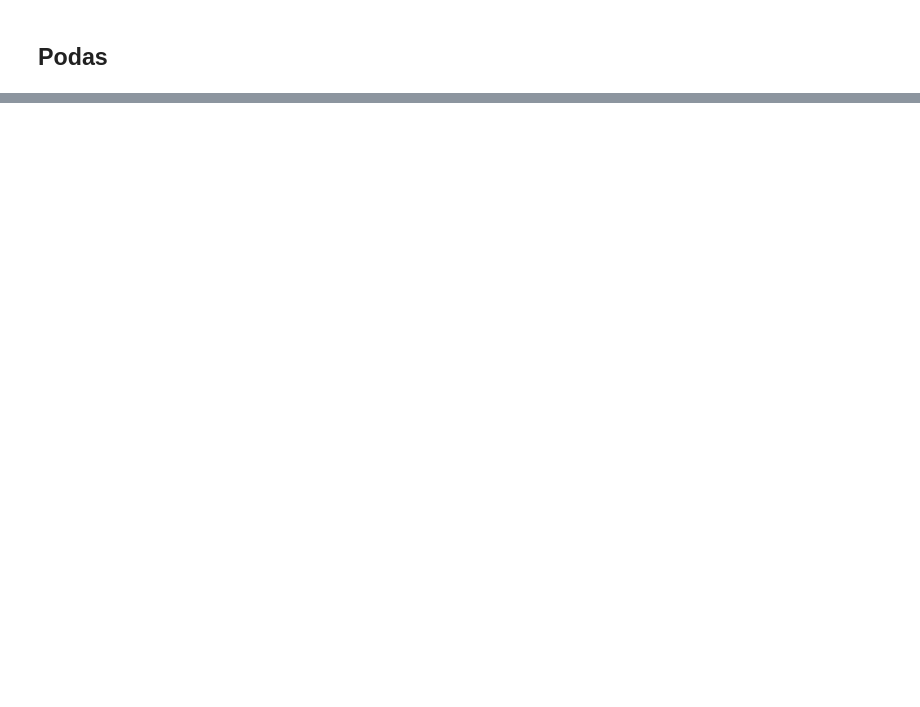
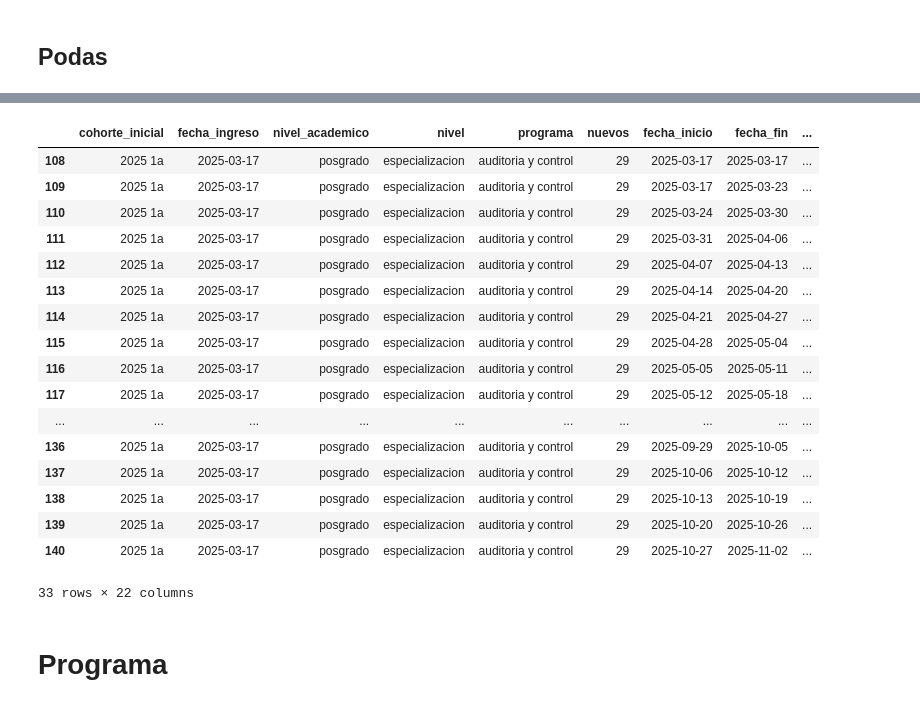
Before and after one commit to juanjimenez-design/central_perm_flow, a Jupyter notebook: notebooks/nb_cascadas_lifetables_survival.ipynb, the cells around one changed output, grey strips where cells are left out. Drawn from its saved outputs; the diff is of its cells as text; code cells hidden in the pictures; blank space fills up the shorter version.

```diff
--- a/notebooks/nb_cascadas_lifetables_survival.ipynb
+++ b/notebooks/nb_cascadas_lifetables_survival.ipynb
@@ -415,3 +211,0 @@ cascadas_semanal['gi_cum'] = cascadas_semanal.groupby(['fecha_ingreso',
-# %%
-# 7. Calcular la cantidad de estudiantes activos restando los ingresos menos la baja acumulada
-cascadas_semanal['ai'] = cascadas_semanal['nuevos'] - cascadas_semanal['di_cum'] - cascadas_semanal['gi_cum']
@@ -469,0 +314,43 @@ cascadas_semanal['et'] = cascadas_semanal['ai'] / (cascadas_semanal['nuevos']-ca
+# %%
+def calcular_censuras_academica(df: pd.DataFrame, id_cols: list) -> pd.DataFrame:
+    """
+    Ajusta ni, di y ci para el análisis de supervivencia basado en el
+    recorrido semanal académico.
+    """
+    # 1. Asegurar orden cronológico estricto
+    df = df.sort_values(by=id_cols + ['semana_acumulada'])
+
+    # 2. Identificar el último punto observado en la data para cada estudiante/programa
+    # (Esto captura tanto a los que terminaron por 'poda' como a los que llegan a hoy)
+    df['es_ultimo_punto'] = (
+        df.groupby(id_cols)['semana_acumulada'].transform('max') == df['semana_acumulada']
+    )
+
+    # 3. ni (En Riesgo): Ya lo calculamos como el valor al inicio de la semana.
+    # Si por alguna razón no viene en el DF, ni es el 'ai' del periodo anterior.
+    # (Asumimos que ya tienes 'ni' del paso anterior, si no, descomenta la siguiente línea)
+    df['ni'] = df.groupby(id_cols)['ai'].shift(1).fillna(df['nuevos'])
+
+    # 4. di (Eventos - Bajas):
+    # Usamos el 'di' que ya calculaste (conteo de identificaciones con baja).
+    # IMPORTANTE: En el último punto observado, no registramos bajas nuevas
+    # porque no podemos confirmar si ocurrió el evento o se acabó el tiempo de observación.
+    #df['di_final'] = np.where(~df['es_ultimo_punto'], df['di'], 0)
+
+    # 5. ci (Censuras):
+    # Son los estudiantes que permanecen activos (ai) en el último punto
+    # observado del dataset.
+    df['ci'] = np.where(df['es_ultimo_punto'], df['ai'] + df['gi'], 0)
+
+    # 6. Limpieza y preparación final
+    # Eliminamos columnas auxiliares para no ensuciar el catálogo
+    columnas_finales = df.drop(columns=['es_ultimo_punto'])
+
+    return columnas_finales
+
+cascadas_semanal_podada_censuras =  calcular_censuras_academica(cascadas_semanal_podada,group_keys)
+# %%
+mask_programa =  cascadas_semanal_podada_censuras['programa'] == 'auditoria y control'
+mask_cohorte = cascadas_semanal_podada_censuras['cohorte_inicial'] == '2025 1a'
+cascadas_semanal_podada_censuras[mask_cohorte & mask_programa]
+# %% [output]
@@ -469,0 +358,18 @@ cascadas_semanal['et'] = cascadas_semanal['ai'] / (cascadas_semanal['nuevos']-ca
+|  | cohorte_inicial | fecha_ingreso | nivel_academico | nivel | programa | nuevos | fecha_inicio | fecha_fin | ... |
+| 108 | 2025 1a | 2025-03-17 | posgrado | especializacion | auditoria y control | 29 | 2025-03-17 | 2025-03-17 | ... |
+| 109 | 2025 1a | 2025-03-17 | posgrado | especializacion | auditoria y control | 29 | 2025-03-17 | 2025-03-23 | ... |
+| 110 | 2025 1a | 2025-03-17 | posgrado | especializacion | auditoria y control | 29 | 2025-03-24 | 2025-03-30 | ... |
+| 111 | 2025 1a | 2025-03-17 | posgrado | especializacion | auditoria y control | 29 | 2025-03-31 | 2025-04-06 | ... |
+| 112 | 2025 1a | 2025-03-17 | posgrado | especializacion | auditoria y control | 29 | 2025-04-07 | 2025-04-13 | ... |
+| 113 | 2025 1a | 2025-03-17 | posgrado | especializacion | auditoria y control | 29 | 2025-04-14 | 2025-04-20 | ... |
+| 114 | 2025 1a | 2025-03-17 | posgrado | especializacion | auditoria y control | 29 | 2025-04-21 | 2025-04-27 | ... |
+| 115 | 2025 1a | 2025-03-17 | posgrado | especializacion | auditoria y control | 29 | 2025-04-28 | 2025-05-04 | ... |
+| 116 | 2025 1a | 2025-03-17 | posgrado | especializacion | auditoria y control | 29 | 2025-05-05 | 2025-05-11 | ... |
+| 117 | 2025 1a | 2025-03-17 | posgrado | especializacion | auditoria y control | 29 | 2025-05-12 | 2025-05-18 | ... |
+| ... | ... | ... | ... | ... | ... | ... | ... | ... | ... |
+| 136 | 2025 1a | 2025-03-17 | posgrado | especializacion | auditoria y control | 29 | 2025-09-29 | 2025-10-05 | ... |
+| 137 | 2025 1a | 2025-03-17 | posgrado | especializacion | auditoria y control | 29 | 2025-10-06 | 2025-10-12 | ... |
+| 138 | 2025 1a | 2025-03-17 | posgrado | especializacion | auditoria y control | 29 | 2025-10-13 | 2025-10-19 | ... |
+| 139 | 2025 1a | 2025-03-17 | posgrado | especializacion | auditoria y control | 29 | 2025-10-20 | 2025-10-26 | ... |
+| 140 | 2025 1a | 2025-03-17 | posgrado | especializacion | auditoria y control | 29 | 2025-10-27 | 2025-11-02 | ... |
+33 rows × 22 columns
@@ -469,0 +486,2 @@ cascadas_semanal['et'] = cascadas_semanal['ai'] / (cascadas_semanal['nuevos']-ca
+# %% [markdown]
+# Programa
```
Also changed, not shown: parts of 42 cells of this notebook, 1 other file.
